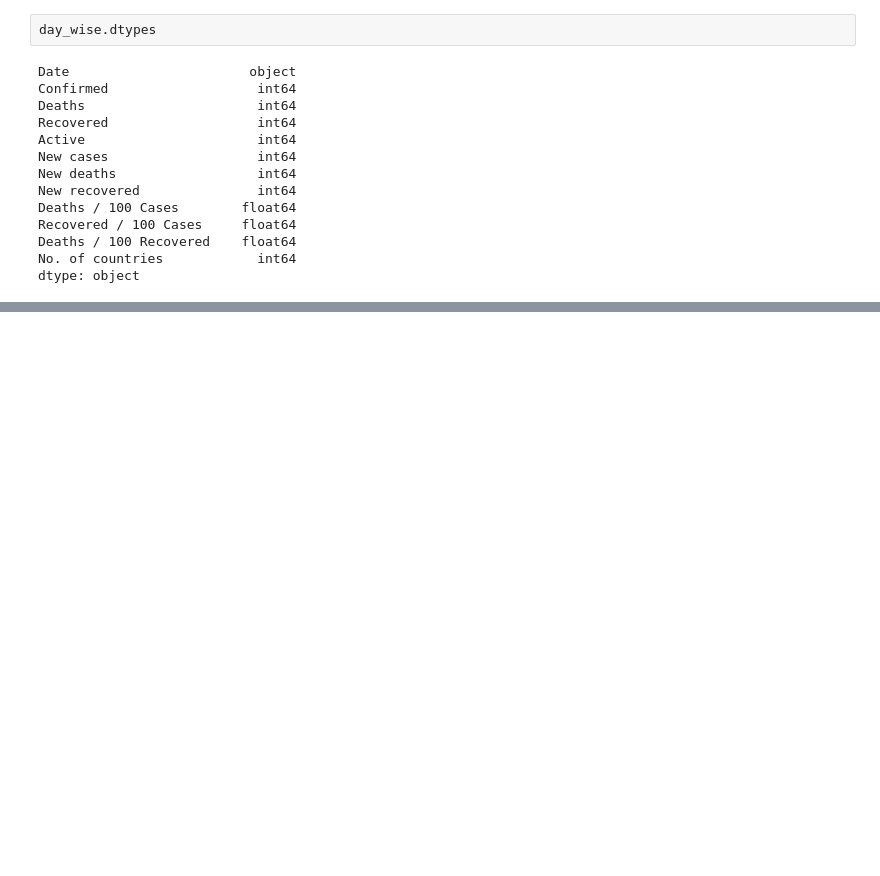
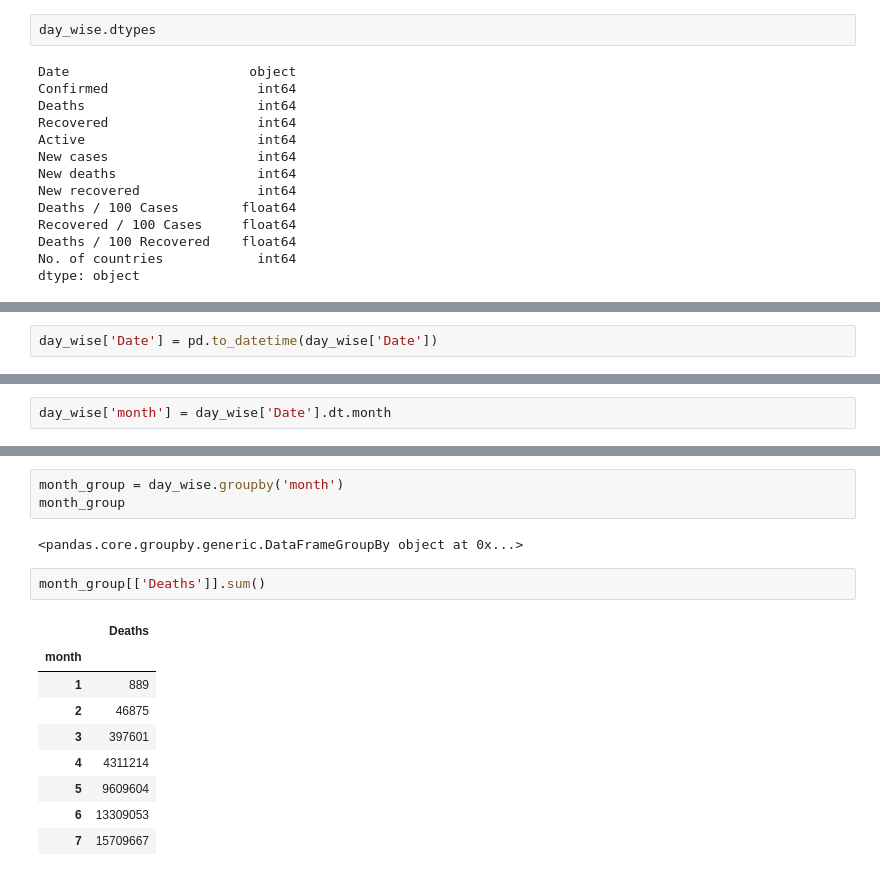
Before and after one commit to jaikrishann/Python_code, a Jupyter notebook: python_module/Practice_mtply.ipynb, the cells around one changed output, grey strips where cells are left out. Cells and saved outputs as stored; diff of their text form; blank space fills up the shorter version.

```diff
--- a/python_module/Practice_mtply.ipynb
+++ b/python_module/Practice_mtply.ipynb
@@ -84,0 +85,2 @@ seprate_list(lst)
+# %%
+day_wise['Date'] = pd.to_datetime(day_wise['Date'])
@@ -84,0 +118,2 @@ seprate_list(lst)
+# %%
+day_wise['month'] = day_wise['Date'].dt.month
@@ -84,0 +147,17 @@ seprate_list(lst)
+# %%
+month_group = day_wise.groupby('month')
+month_group
+# %% [output]
+<pandas.core.groupby.generic.DataFrameGroupBy object at 0x...>
+# %%
+month_group[['Deaths']].sum()
+# %% [output]
+|  | Deaths |
+| month |  |
+| 1 | 889 |
+| 2 | 46875 |
+| 3 | 397601 |
+| 4 | 4311214 |
+| 5 | 9609604 |
+| 6 | 13309053 |
+| 7 | 15709667 |
```
Also changed, not shown: parts of 7 cells of this notebook, 1 other file.
